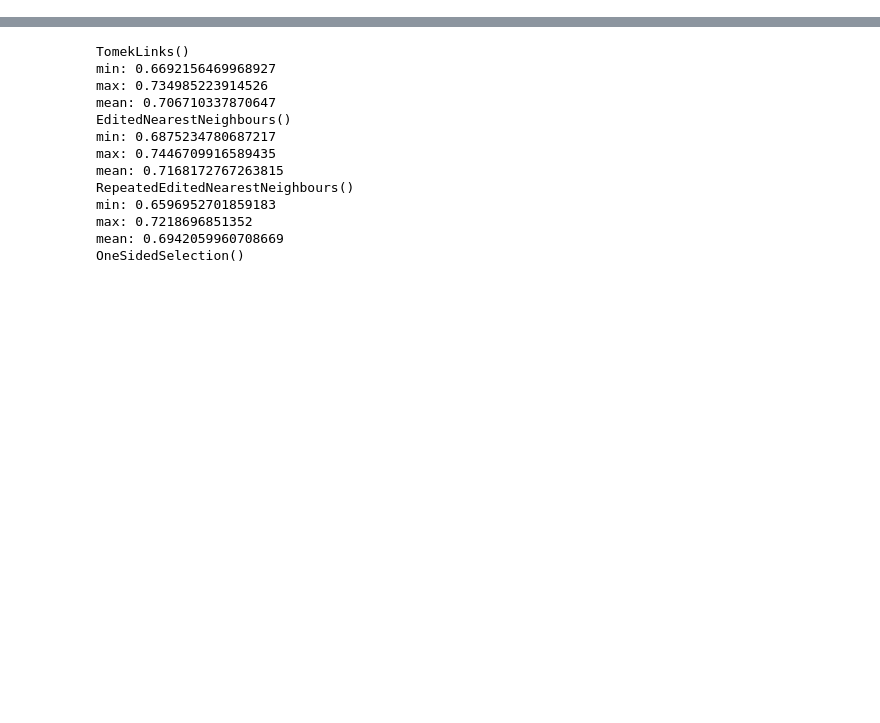
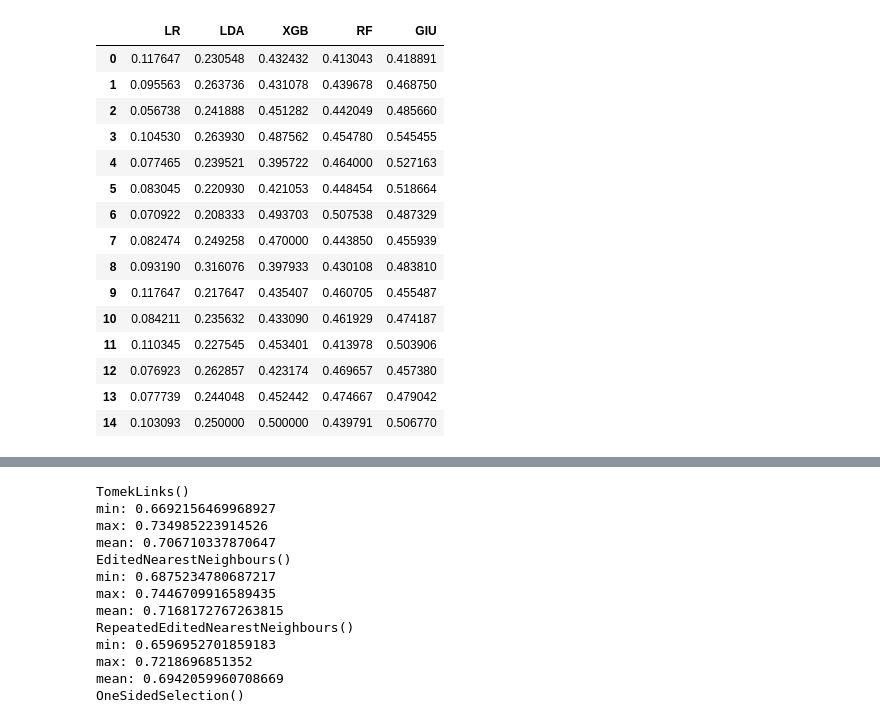
Before and after one commit to AzaelCC/Credit-Risk-Explainable-ML, a Jupyter notebook: src/ECAI_BasicModeling.ipynb, the cells around one changed output, grey strips where cells are left out. Cells and saved outputs as stored; diff of their text form; code cells hidden in the pictures; blank space fills up the shorter version.

```diff
--- a/src/ECAI_BasicModeling.ipynb
+++ b/src/ECAI_BasicModeling.ipynb
@@ -143,5 +166,24 @@ for i in range(len(models)):
 import matplotlib.pyplot as plt
 import seaborn as sns
 import os
+# %%
+results
+# %% [output]
+|  | LR | LDA | XGB | RF | GIU |
+| 0 | 0.117647 | 0.230548 | 0.432432 | 0.413043 | 0.418891 |
+| 1 | 0.095563 | 0.263736 | 0.431078 | 0.439678 | 0.468750 |
+| 2 | 0.056738 | 0.241888 | 0.451282 | 0.442049 | 0.485660 |
+| 3 | 0.104530 | 0.263930 | 0.487562 | 0.454780 | 0.545455 |
+| 4 | 0.077465 | 0.239521 | 0.395722 | 0.464000 | 0.527163 |
+| 5 | 0.083045 | 0.220930 | 0.421053 | 0.448454 | 0.518664 |
+| 6 | 0.070922 | 0.208333 | 0.493703 | 0.507538 | 0.487329 |
+| 7 | 0.082474 | 0.249258 | 0.470000 | 0.443850 | 0.455939 |
+| 8 | 0.093190 | 0.316076 | 0.397933 | 0.430108 | 0.483810 |
+| 9 | 0.117647 | 0.217647 | 0.435407 | 0.460705 | 0.455487 |
+| 10 | 0.084211 | 0.235632 | 0.433090 | 0.461929 | 0.474187 |
+| 11 | 0.110345 | 0.227545 | 0.453401 | 0.413978 | 0.503906 |
+| 12 | 0.076923 | 0.262857 | 0.423174 | 0.469657 | 0.457380 |
+| 13 | 0.077739 | 0.244048 | 0.452442 | 0.474667 | 0.479042 |
+| 14 | 0.103093 | 0.250000 | 0.500000 | 0.439791 | 0.506770 |
 # %%
 import joblib
```
Also changed, not shown: parts of 7 cells of this notebook.
